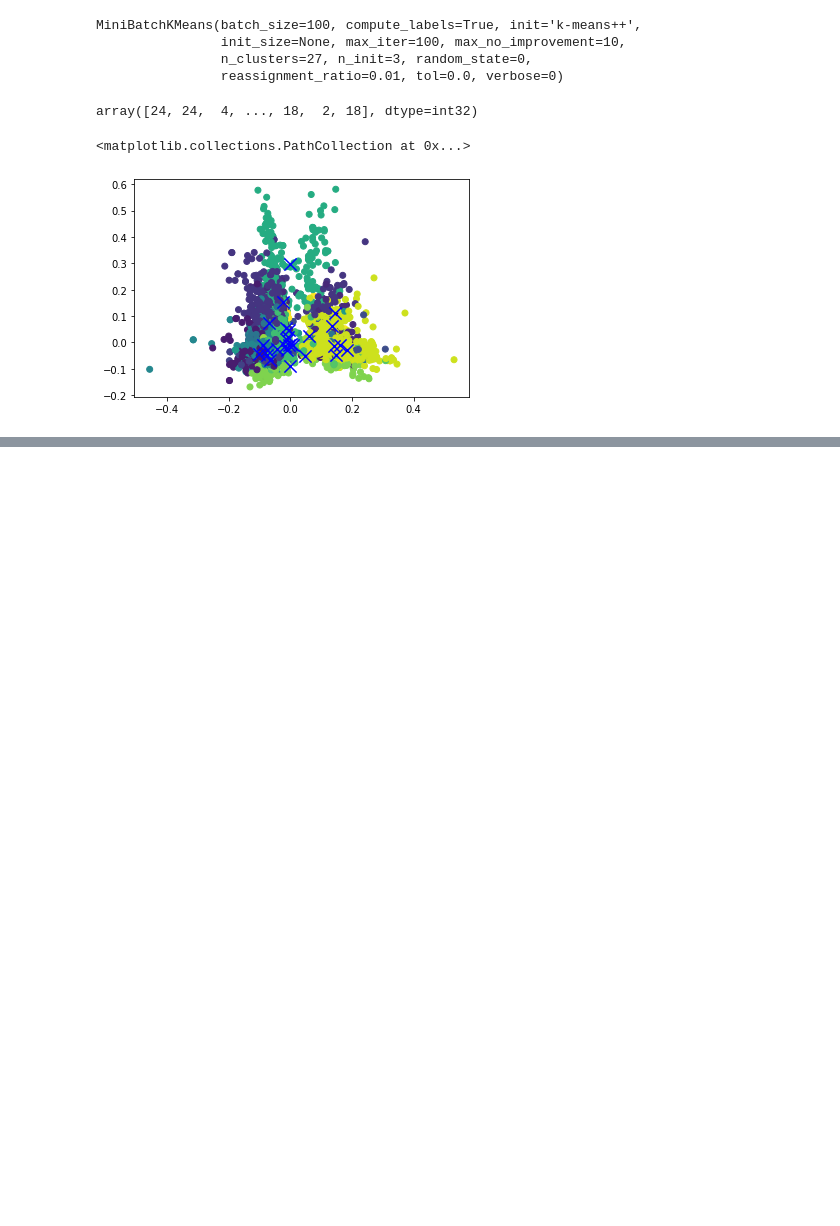
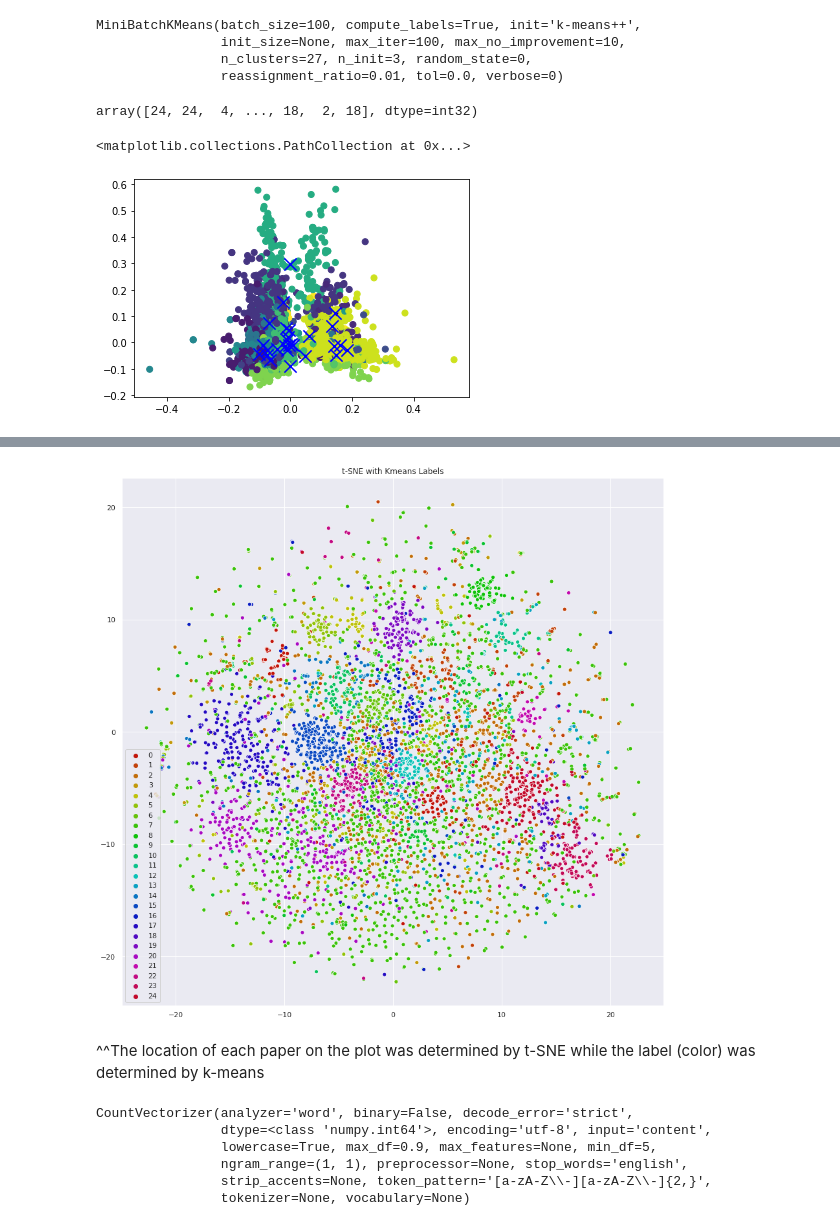
Before and after one commit to ahathaway821/COVID-19-Fact-Checking, a Jupyter notebook: src/exploratory-analysis/COVID_Dataset_EDA.ipynb, the cells around one changed output, grey strips where cells are left out. Cells and saved outputs as stored; diff of their text form; code cells hidden in the pictures; blank space fills up the shorter version.

```diff
--- a/src/exploratory-analysis/COVID_Dataset_EDA.ipynb
+++ b/src/exploratory-analysis/COVID_Dataset_EDA.ipynb
@@ -235,0 +475,5 @@ plt.scatter(reduced_cluster_centers[:, 0], reduced_cluster_centers[:,1], marker=
+# %%
+k = 25
+kmeans = KMeans(n_clusters=k, random_state=42)
+y_pred = kmeans.fit_predict(X_reduced)
+df['y'] = y_pred
@@ -235,0 +515,20 @@ plt.scatter(reduced_cluster_centers[:, 0], reduced_cluster_centers[:,1], marker=
+# %%
+%matplotlib inline
+from matplotlib import pyplot as plt
+import seaborn as sns
+
+# sns settings
+sns.set(rc={'figure.figsize':(15,15)})
+
+# colors
+palette = sns.hls_palette(25, l=.4, s=.9)
+
+# plot
+sns.scatterplot(X_embedded[:,0], X_embedded[:,1], hue=y_pred, legend='full', palette=palette)
+plt.title('t-SNE with Kmeans Labels')
+plt.savefig("improved_cluster_tsne.png")
+plt.show()
+# %% [output]
+[figure, added]
+# %% [markdown]
+^^The location of each paper on the plot was determined by t-SNE while the label (color) was determined by k-means
@@ -235,0 +545,9 @@ plt.scatter(reduced_cluster_centers[:, 0], reduced_cluster_centers[:,1], marker=
+# %%
+vectorizers[0]
+# %% [output]
+CountVectorizer(analyzer='word', binary=False, decode_error='strict',
+                dtype=<class 'numpy.int64'>, encoding='utf-8', input='content',
+                lowercase=True, max_df=0.9, max_features=None, min_df=5,
+                ngram_range=(1, 1), preprocessor=None, stop_words='english',
+                strip_accents=None, token_pattern='[a-zA-Z\\-][a-zA-Z\\-]{2,}',
+                tokenizer=None, vocabulary=None)
```
Also changed, not shown: parts of 59 cells of this notebook.
